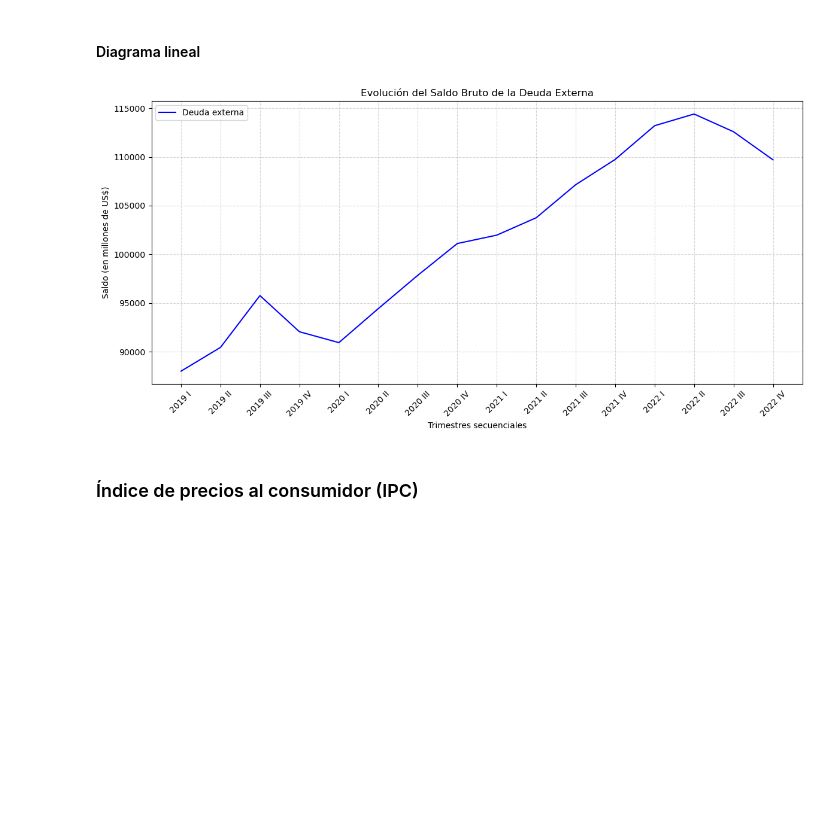
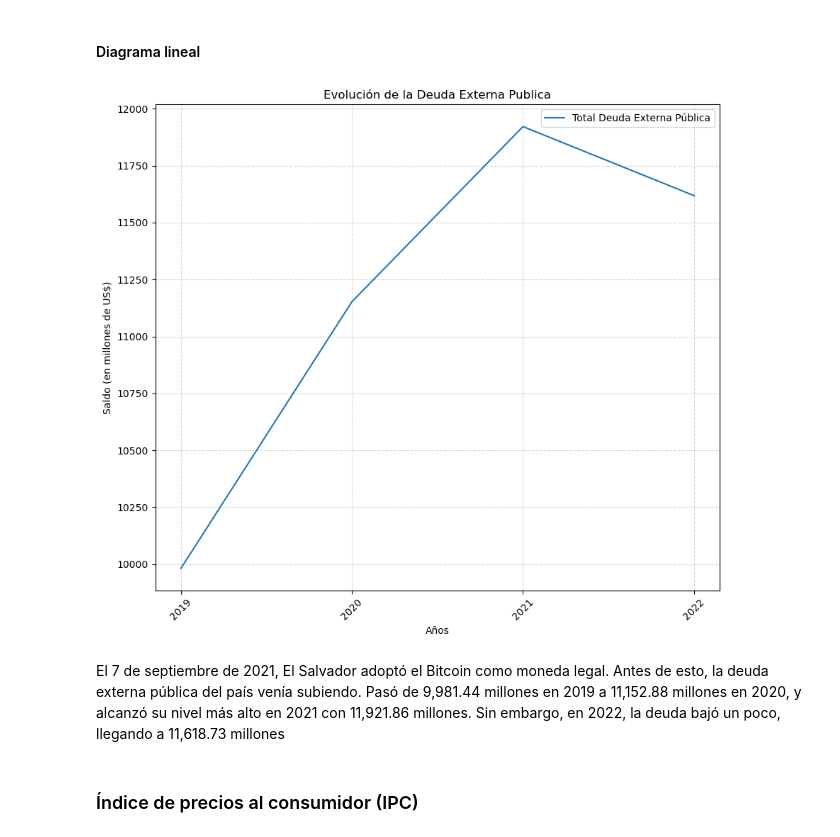
Before and after one commit to JosueRodriguezSams/CriptoSV---Samsung, a Jupyter notebook: Analisis_impacto_del_bitcoin.ipynb, the cells around one changed output. Drawn from its saved outputs; the diff is of its cells as text; code cells hidden in the pictures; blank space fills up the shorter version.

Commit message:
Deuda externa publica en el salvador finalizado

```diff
--- a/Analisis_impacto_del_bitcoin.ipynb
+++ b/Analisis_impacto_del_bitcoin.ipynb
@@ -44,0 +11,16 @@ df_dEx
+# %%
+ruta = "Datos_bitcoin/Deuda_SV/Deuda_Externa_Pública_Total.csv"
+df = pd.read_csv(ruta, encoding='utf-8', sep=",",skiprows=4, skipfooter=2,engine="python")
+df = df.iloc[:7]
+df[" "]=[
+    'Total Deuda Externa Pública',
+    'Total Sectores Público No Financiero',
+    'Gobierno Central','Resto Del Gobierno Central',
+    'Empresas Públicas No Financieras',
+    'Total Sectores Públicos Financiero',
+    'Banco Central De Reserva' ]
+df.columns = ['Años', '2019', '2020', '2021', '2022']
+df_DPE_concepto = df.set_index('Años').T
+df_DPE_concepto["Gobierno Central"] = df_DPE_concepto["Gobierno Central"].values + df_DPE_concepto["Resto Del Gobierno Central"].values
+df_DPE_concepto.drop(columns="Resto Del Gobierno Central", axis=1,inplace=True)
+df_DPE_concepto
@@ -44,0 +33,6 @@ df_dEx
+# %%
+df_DPE = df_DPE_concepto["Total Deuda Externa Pública"]
+df_DPE= df_DPE.reset_index()
+df_DPE.columns =["Años","Total Deuda Externa Pública"]
+df_DPE.set_index("Años", inplace=True)
+df_DPE
@@ -45,30 +46,24 @@ df_dEx
 # %% [markdown]
 #### Diagrama lineal
 # %%
-trimestres = []
-valores = []
+plt.figure(figsize=(9, 8))
+for column in df_DPE.columns:
+    plt.plot(df_DPE.index, df_DPE[column], label=column)
 
-for year in df_dEx.index:
-    for trimester in df_dEx.columns:
-        trimestres.append(f"{year} {trimester}")
-        valores.append(df_dEx.loc[year, trimester])
-
-plt.figure(figsize=(12, 6))
-plt.plot(trimestres, valores, linestyle='-', color='b', label="Deuda externa")
-
-
-plt.title("Evolución del Saldo Bruto de la Deuda Externa")
-plt.xlabel("Trimestres secuenciales")
+plt.title("Evolución de la Deuda Externa Publica")
+plt.xlabel("Años")
 plt.ylabel("Saldo (en millones de US$)")
 plt.xticks(rotation=45)
 plt.grid(True, linestyle='--', alpha=0.5)
 plt.legend()
 
 
 plt.tight_layout()
 plt.show()
 # %% [output]
-[figure, old version]
+[figure, new version]
+# %% [markdown]
+El 7 de septiembre de 2021, El Salvador adoptó el Bitcoin como moneda legal. Antes de esto, la deuda externa pública del país venía subiendo. Pasó de 9,981.44 millones en 2019 a 11,152.88 millones en 2020, y alcanzó su nivel más alto en 2021 con 11,921.86 millones. Sin embargo, en 2022, la deuda bajó un poco, llegando a 11,618.73 millones
 # %% [markdown]
 ### Índice de precios al consumidor (IPC)
 # %%
```
Also changed, not shown: parts of 3 cells of this notebook, 1 other file.
